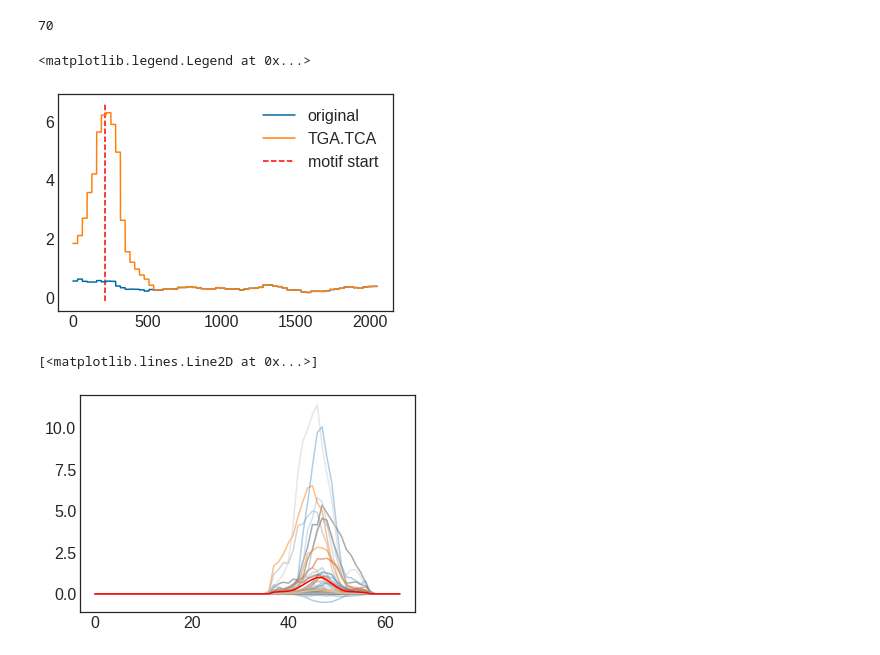
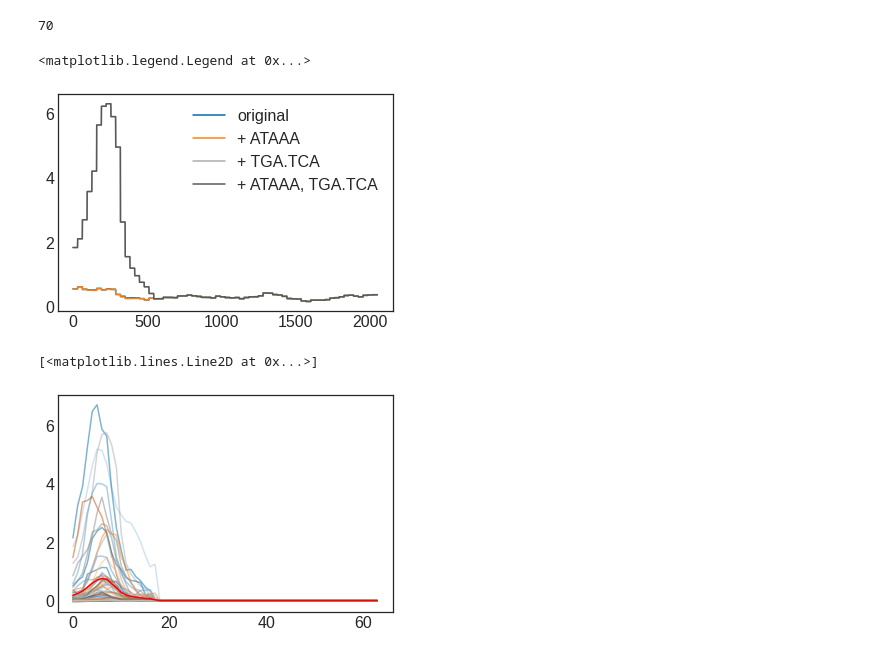
Before and after one commit to amberT15/QuantPred, a Jupyter notebook: seamonster/seamonster_GIA.ipynb, the cells around one changed output. Cells and saved outputs as stored; diff of their text form; code cells hidden in the pictures.

```diff
--- a/seamonster/seamonster_GIA.ipynb
+++ b/seamonster/seamonster_GIA.ipynb
@@ -39,7 +37,7 @@ def onehot_to_str(onehot):
         full_str.append(list('ACGT')[np.argwhere(one_onehot)[0][0]])
     return ''.join(full_str)
 
-def find_motif(motif_pattern_list, str_seq):
+def find_motif(motif_pattern_list, str_seq, peak_only=False):
 #     motif_pattern = "TGA.TCA" #'GGG.G.GGT'
     motif_tuples = []
     for motif_pattern in motif_pattern_list:
@@ -47,6 +45,8 @@ def find_motif(motif_pattern_list, str_seq):
         indices = [m.start(0) for m in iter]
         if len(indices)>0:
             chosen_ind = indices[np.abs(indices-max_point).argmin()]
+            if peak_only and np.abs(chosen_ind-max_point)<200:
+                chosen_ind = None
         else:
             chosen_ind = None
         motif_tuples.append((chosen_ind, motif_pattern))
@@ -332,0 +334,9 @@ for i in top_N:
+# %%
+
+N, L = thresholded_Y.shape
+binned_Y = thresholded_Y.reshape(N, L//bin_size, bin_size).mean(axis=-1)
+mse = metrics.get_mse(binned_Y,
+                      predictions[:,:,cell_line]).mean(axis=-1)
+pr = metrics.get_correlation_per_seq(np.expand_dims(binned_Y, axis=-1),
+                      np.expand_dims(predictions[:,:,cell_line], axis=-1), take_avg=False)
+pr = np.squeeze(np.array(pr))
@@ -361,10 +429,13 @@ for i in included_indx:
 [figure]
 ... (57 outputs left out)
 # %%
-i = 2177
+# i = 2177
+i = 1054
+# i = 316
 plt.plot(np.repeat(predictions[i, :, cell_line], bin_size), label='original')
 str_seq = ''.join(onehot_to_str(thresholded_X[i,:,:]))
 motifs = [['ATAAA'],['TGA.TCA'],['ATAAA', 'TGA.TCA']]
+motifs = [['TGA.TCA']]
 all_motif_info = []
 for motif_pattern in motifs:
     motif_tuples = find_motif(motif_pattern, str_seq)
@@ -374,4 +445,5 @@ for motif_pattern in motifs:
     no_motif_pred = model(np.expand_dims(selected_seq, axis=0))
     plt.plot(np.repeat(no_motif_pred[0,:,cell_line], bin_size), label='no '+all_patterns)
 plt.legend(bbox_to_anchor=(1,1))
+plt.title(str(i))
 # %% [output]
@@ -405,29 +476,33 @@ onehot_motif = thresholded_X[i,:,:].copy()[motif_start:motif_start+len(motif)]
 # %%
 low_i = 12
-selected_low_seq = low_seqs[matched_gc_indx[low_i]].copy()
-selected_low_seq[motif_start:motif_start+len(motif)] = onehot_motif
 
-selected_preds = model(np.array([low_seqs[matched_gc_indx[low_i]], selected_low_seq]))
+ori_pred = model(np.expand_dims(low_seqs[matched_gc_indx[low_i]], axis=0))[0,:,cell_line]
+plt.plot(np.repeat(ori_pred, bin_size), label='original')
 
-plt.plot(np.repeat(selected_preds[0,:,cell_line], bin_size), label='original')
-plt.plot(np.repeat(selected_preds[1,:,cell_line], bin_size), label='TGA.TCA')
-bottom, top = plt.ylim()
-plt.vlines(motif_start, bottom, top, linestyle='--', color='r', label='motif start')
+for motif_info in all_motif_info:
+    selected_low_seq = low_seqs[matched_gc_indx[low_i]].copy()
+    added_seq, all_patterns = add_motif_to_seq(motif_info, thresholded_X[i,:,:], low_seqs[matched_gc_indx[low_i]].copy())
+    added_motif_pred = model(np.expand_dims(added_seq, axis=0))[0,:,cell_line]
+    plt.plot(np.repeat(added_motif_pred, bin_size), label='+ '+all_patterns)
+
+# bottom, top = plt.ylim()
+# plt.vlines(motif_start, bottom, top, linestyle='--', color='r', label='motif start')
 plt.legend()
 # %% [output]
 <matplotlib.legend.Legend at 0x...>
-[figure, old version]
+[figure, new version]
 # %%
-motif_start = 1500
 sum_diff = 0
 for low_i in range(len(matched_gc_indx)):
+    ori_pred = model(np.expand_dims(low_seqs[matched_gc_indx[low_i]], axis=0))[0,:,cell_line]
     selected_low_seq = low_seqs[matched_gc_indx[low_i]].copy()
-    selected_low_seq[motif_start:motif_start+len(motif)] = onehot_motif
-    selected_preds = model(np.array([low_seqs[matched_gc_indx[low_i]], selected_low_seq]))
-    diff = selected_preds[1,:,cell_line] - selected_preds[0,:,cell_line]
+    added_seq, all_patterns = add_motif_to_seq(all_motif_info[1], thresholded_X[i,:,:], low_seqs[matched_gc_indx[low_i]].copy())
+    added_motif_pred = model(np.expand_dims(added_seq, axis=0))[0,:,cell_line]
+
+    diff = added_motif_pred - ori_pred
     plt.plot(diff, alpha=0.5)
     sum_diff += diff
 plt.plot(sum_diff/len(matched_gc_indx), 'r')
 # %% [output]
 [<matplotlib.lines.Line2D at 0x...>]
-[figure, old version]
+[figure, new version]
```
Also changed, not shown: parts of 25 cells of this notebook.
